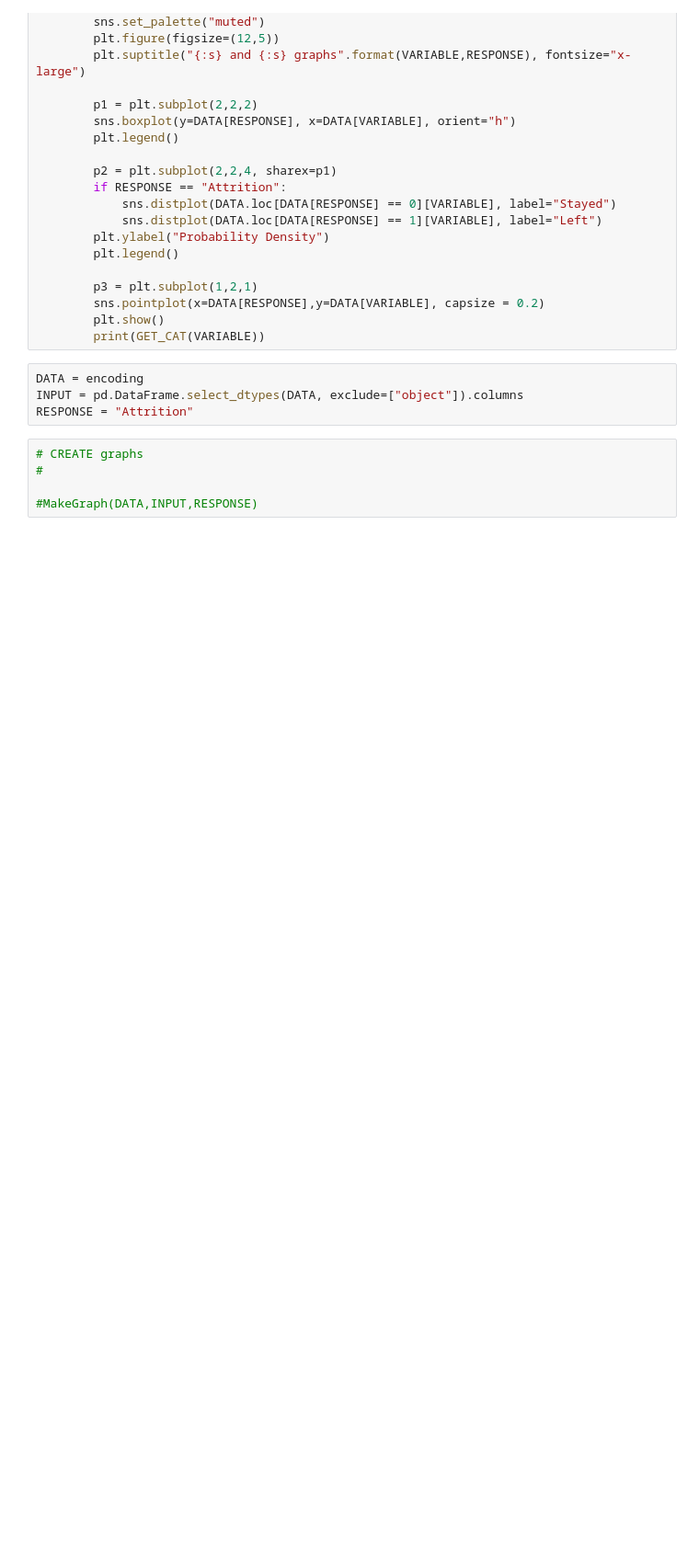
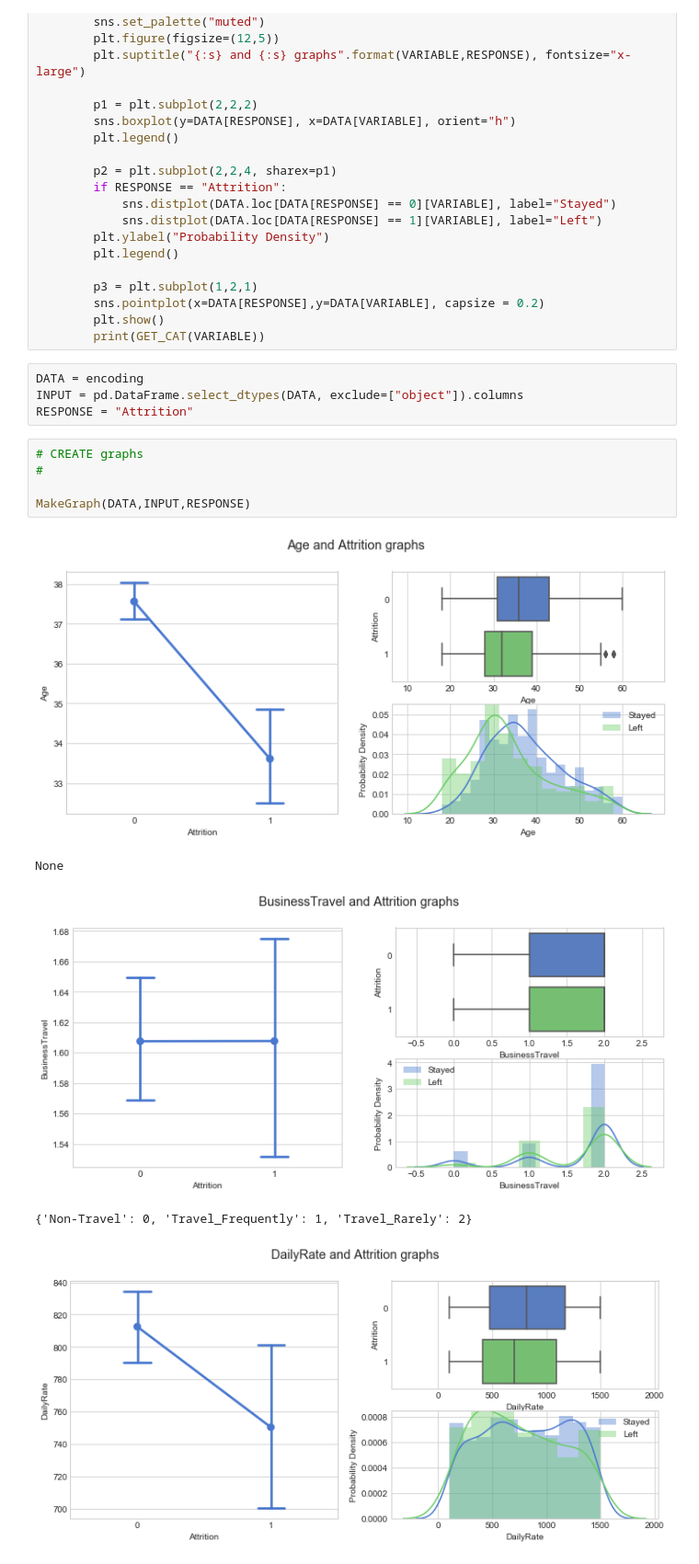
Before and after one commit to jclasul/HR_Kaggle, a Jupyter notebook: HRPython.ipynb, the cells around one changed output. Shown at 92% size. Drawn from its saved outputs; the diff is of its cells as text; blank space fills up the shorter version.

```diff
--- a/HRPython.ipynb
+++ b/HRPython.ipynb
@@ -157,5 +127,11 @@ RESPONSE = "Attrition"
 # %%
 # CREATE graphs
 #
 
-#MakeGraph(DATA,INPUT,RESPONSE)
+MakeGraph(DATA,INPUT,RESPONSE)
+# %% [output]
+[figure, added]
+None
+[figure, added]
+{'Non-Travel': 0, 'Travel_Frequently': 1, 'Travel_Rarely': 2}
+[figure, added]
```
Also changed, not shown: parts of 17 cells of this notebook, 5 other files.
